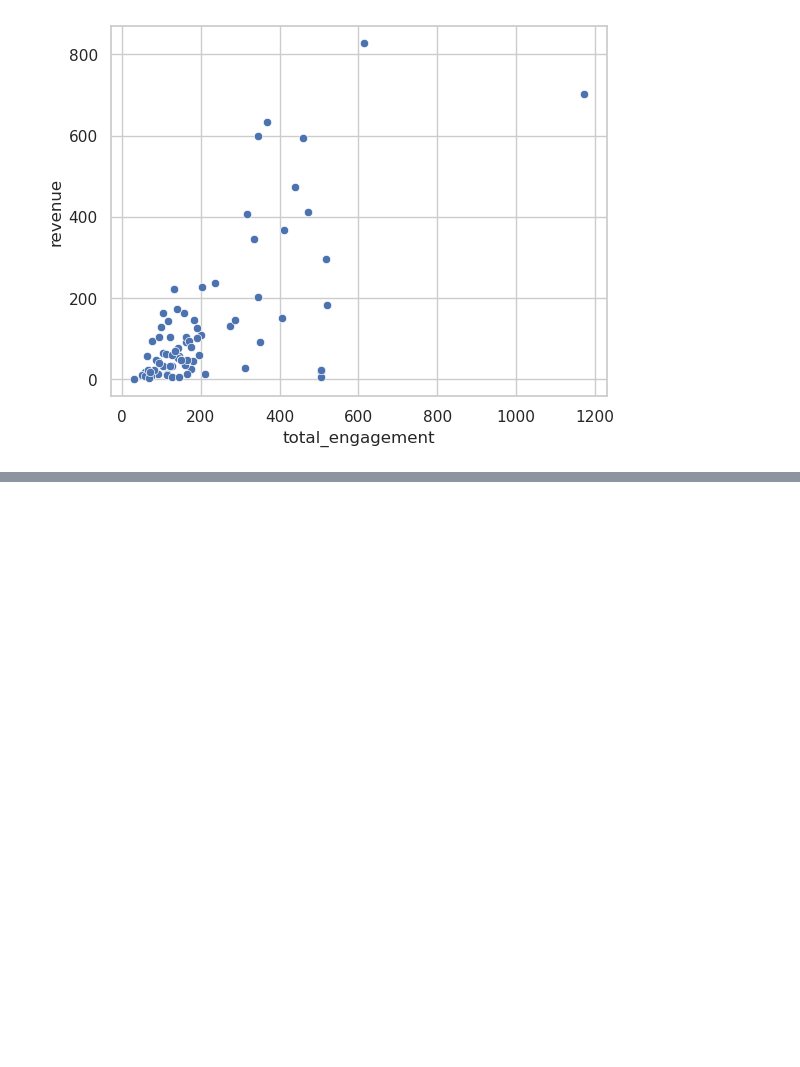
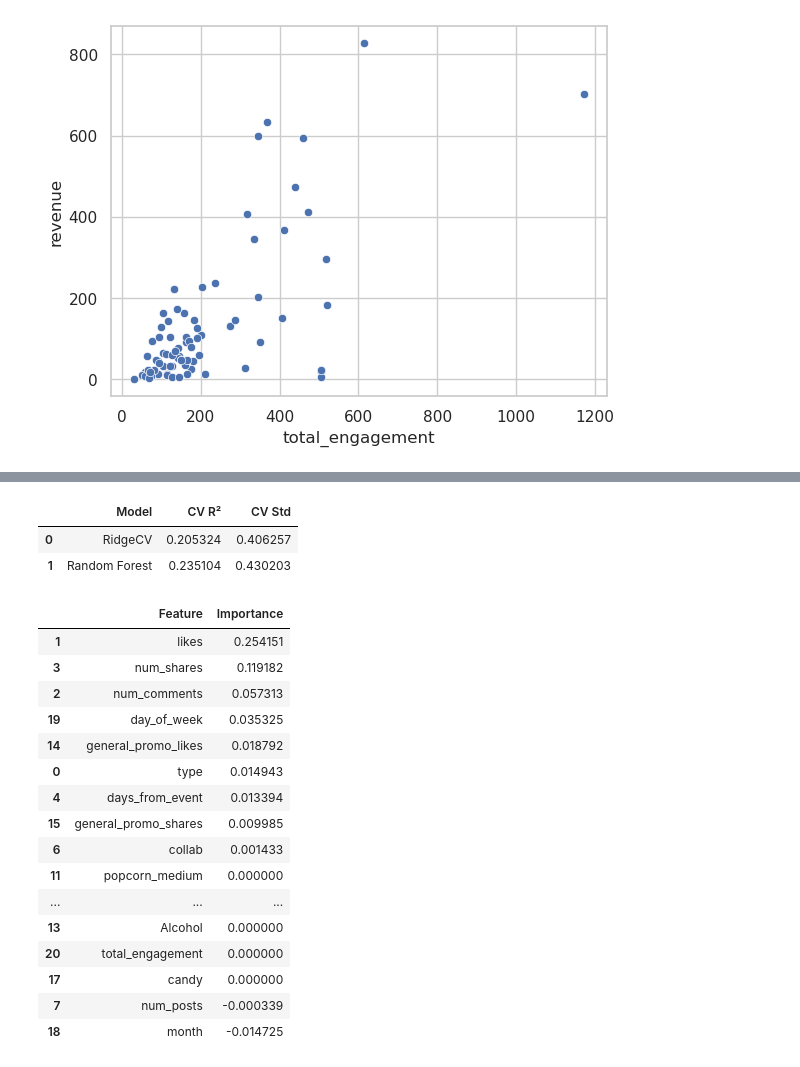
Before and after one commit to cocom250/Revenue-Prediction, a Jupyter notebook: Notebooks/revenue_pred.ipynb, the cells around one changed output, grey strips where cells are left out. Drawn from its saved outputs; the diff is of its cells as text; code cells hidden in the pictures; blank space fills up the shorter version.

```diff
--- a/Notebooks/revenue_pred.ipynb
+++ b/Notebooks/revenue_pred.ipynb
@@ -202,0 +344,23 @@ train_df.describe()
+# %%
+rf_model.fit(X_train, y_train)
+
+rf_preds_log = rf_model.predict(X_test)
+
+actual_revenue = np.expm1(y_test)
+predicted_revenue = np.expm1(rf_preds_log)
+
+print(
+    "RF Test RMSE:",
+    root_mean_squared_error(
+        actual_revenue,
+        predicted_revenue
+    )
+)
+
+print(
+    "RF Test R²:",
+    r2_score(
+        actual_revenue,
+        predicted_revenue
+    )
+)
@@ -202,0 +370,56 @@ train_df.describe()
+# %%
+# Comparison
+results = pd.DataFrame({
+    "Model": ["RidgeCV", "Random Forest"],
+    "CV R²": [
+        ridge_cv_scores.mean(),
+        rf_cv_scores.mean()
+    ],
+    "CV Std": [
+        ridge_cv_scores.std(),
+        rf_cv_scores.std()
+    ]
+})
+
+results
+# %% [output]
+|  | Model | CV R² | CV Std |
+| 0 | RidgeCV | 0.205324 | 0.406257 |
+| 1 | Random Forest | 0.235104 | 0.430203 |
+# %%
+# Feature Importances
+rf_model.fit(X_train, y_train)
+
+result = permutation_importance(
+    rf_model,
+    X_test,
+    y_test,
+    n_repeats=30,
+    random_state=123,
+    scoring="r2"
+)
+
+importance_df = pd.DataFrame({
+    "Feature": X_test.columns,
+    "Importance": result.importances_mean
+}).sort_values("Importance", ascending=False)
+
+importance_df
+# %% [output]
+|  | Feature | Importance |
+| 1 | likes | 0.254151 |
+| 3 | num_shares | 0.119182 |
+| 2 | num_comments | 0.057313 |
+| 19 | day_of_week | 0.035325 |
+| 14 | general_promo_likes | 0.018792 |
+| 0 | type | 0.014943 |
+| 4 | days_from_event | 0.013394 |
+| 15 | general_promo_shares | 0.009985 |
+| 6 | collab | 0.001433 |
+| 11 | popcorn_medium | 0.000000 |
+| ... | ... | ... |
+| 13 | Alcohol | 0.000000 |
+| 20 | total_engagement | 0.000000 |
+| 17 | candy | 0.000000 |
+| 7 | num_posts | -0.000339 |
+| 18 | month | -0.014725 |
```
Also changed, not shown: parts of 15 cells of this notebook.
